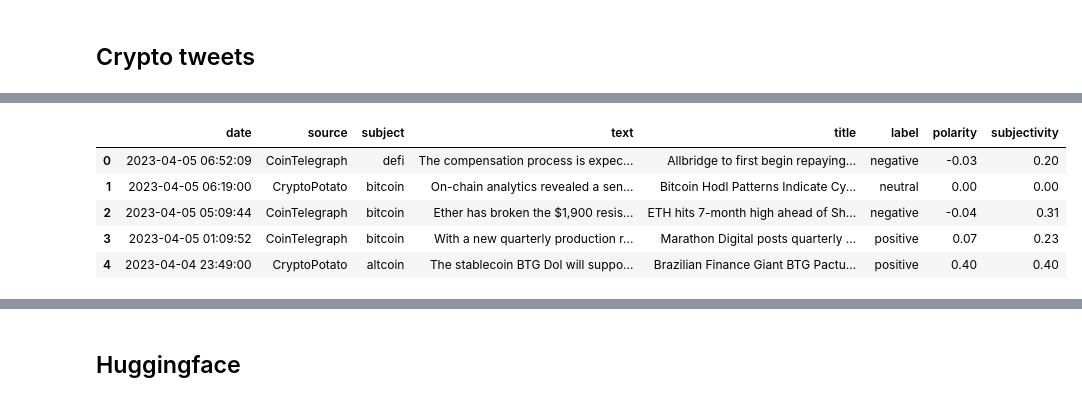
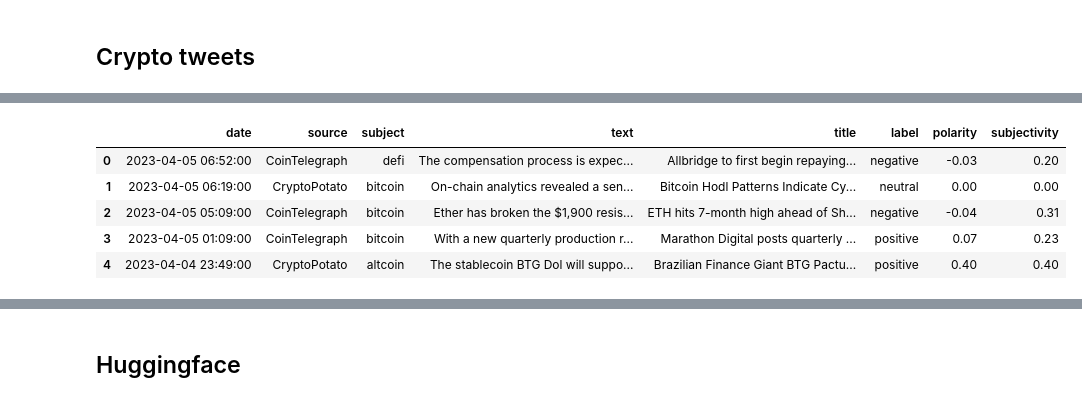
Before and after one commit to NiklasSeitherDHBW/NLP-CrowdFlow, a Jupyter notebook: src/data_preparatoin.ipynb, the cells around one changed output, grey strips where cells are left out. Cells and saved outputs as stored; diff of their text form; code cells hidden in the pictures.

```diff
--- a/src/data_preparatoin.ipynb
+++ b/src/data_preparatoin.ipynb
@@ -3,7 +7,7 @@ import pandas as pd
 # %% [markdown]
 ## Crypto tweets
 # %%
-cryptonews = pd.read_csv("../res/input/cryptonews.csv")
+cryptonews = pd.read_csv("../res/input/cryptonews_manual.csv")
 cryptonews.head()
 # %% [output]
 |  | date | sentiment | source | subject | text | title | url |
@@ -44,6 +48,11 @@ cryptonews['date'] = pd.to_datetime(cryptonews['date'], format='mixed', errors='
 
 cryptonews = cryptonews.drop(columns=["sentiment", "url"])
 cryptonews = cryptonews.rename(columns={"class": "label"})
+min_date = cryptonews['date'].min()
+max_date = cryptonews['date'].max()
+
+print("Min Date:", min_date)
+print("Max Date:", max_date)
 
 cryptonews.head()
 # %% [output]
@@ -50,6 +61,6 @@ cryptonews.head()
 |  | date | source | subject | text | title | label | polarity | subjectivity |
-| 0 | 2023-04-05 06:52:09 | CoinTelegraph | defi | The compensation process is expec... | Allbridge to first begin repaying... | negative | -0.03 | 0.20 |
+| 0 | 2023-04-05 06:52:00 | CoinTelegraph | defi | The compensation process is expec... | Allbridge to first begin repaying... | negative | -0.03 | 0.20 |
 | 1 | 2023-04-05 06:19:00 | CryptoPotato | bitcoin | On-chain analytics revealed a sen... | Bitcoin Hodl Patterns Indicate Cy... | neutral | 0.00 | 0.00 |
-| 2 | 2023-04-05 05:09:44 | CoinTelegraph | bitcoin | Ether has broken the $1,900 resis... | ETH hits 7-month high ahead of Sh... | negative | -0.04 | 0.31 |
-| 3 | 2023-04-05 01:09:52 | CoinTelegraph | bitcoin | With a new quarterly production r... | Marathon Digital posts quarterly ... | positive | 0.07 | 0.23 |
+| 2 | 2023-04-05 05:09:00 | CoinTelegraph | bitcoin | Ether has broken the $1,900 resis... | ETH hits 7-month high ahead of Sh... | negative | -0.04 | 0.31 |
+| 3 | 2023-04-05 01:09:00 | CoinTelegraph | bitcoin | With a new quarterly production r... | Marathon Digital posts quarterly ... | positive | 0.07 | 0.23 |
 | 4 | 2023-04-04 23:49:00 | CryptoPotato | altcoin | The stablecoin BTG Dol will suppo... | Brazilian Finance Giant BTG Pactu... | positive | 0.40 | 0.40 |
```
Also changed, not shown: parts of 34 cells of this notebook, 1 other file.
